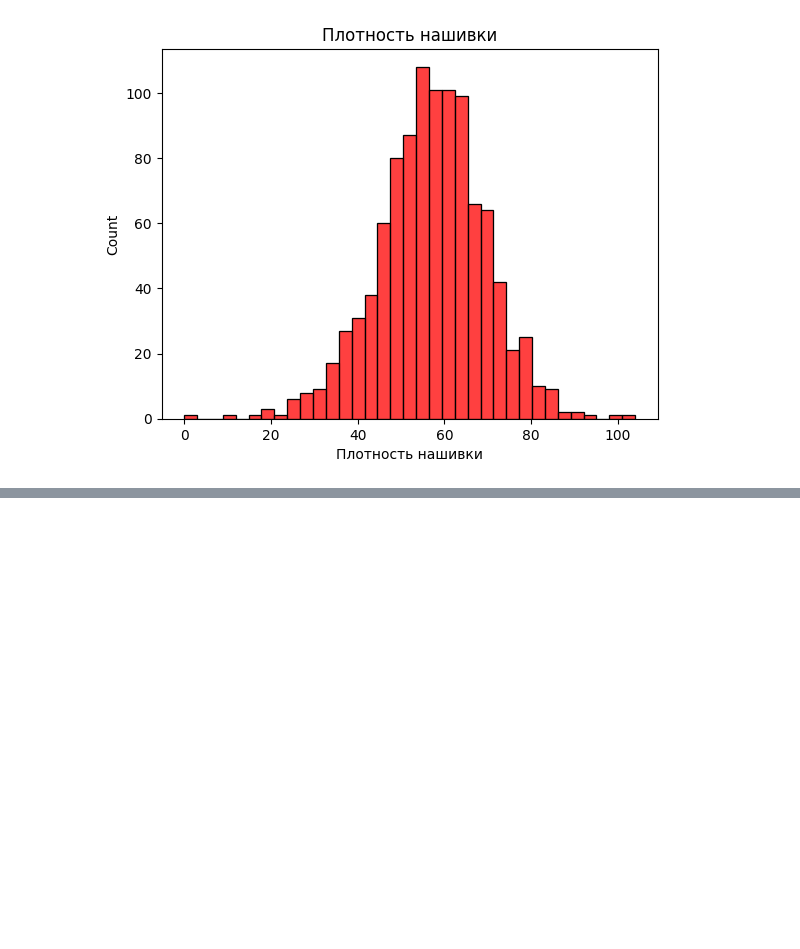
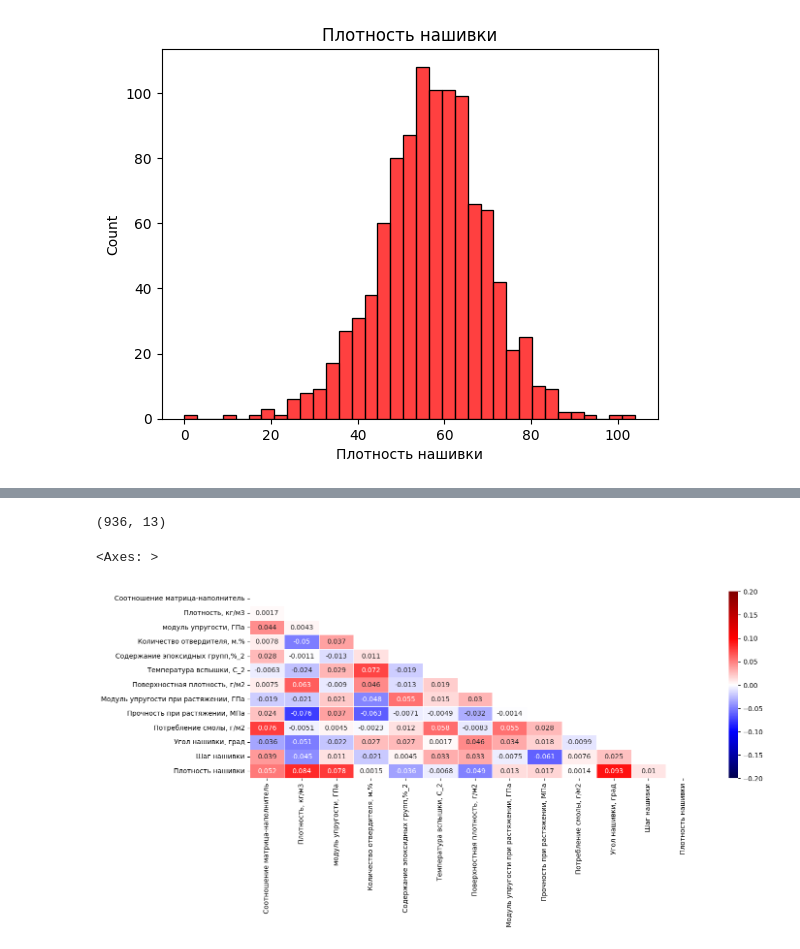
Before and after one commit to Ziyangirova/VKR, a Jupyter notebook: VKR.ipynb, the cells around one changed output, grey strips where cells are left out. Saved outputs shown, nothing was run; the diff lists cells and outputs as text; code cells hidden in the pictures; blank space fills up the shorter version.

```diff
--- a/VKR.ipynb
+++ b/VKR.ipynb
@@ -155,0 +156,27 @@ plt.show()
+# %%
+#создание переменной со списком всех параметров, в которых есть выбросы
+X_set.columns
+column_list_outliers = ["Соотношение матрица-наполнитель",
+                 "Плотность, кг/м3",
+                 "модуль упругости, ГПа",
+                 "Количество отвердителя, м.%",
+                 "Содержание эпоксидных групп,%_2",
+                 "Температура вспышки, С_2",
+                 "Поверхностная плотность, г/м2",
+                 "Модуль упругости при растяжении, ГПа",
+                 "Прочность при растяжении, МПа",
+                 "Потребление смолы, г/м2",
+                 "Шаг нашивки",
+                 "Плотность нашивки"]
+# %%
+for i in column_list_outliers:
+    q75, q25 = np.percentile(X_set.loc[:,i],[75, 25])
+    intr_qr = q75 - q25
+    max = q75 + (1.5*intr_qr)
+    min = q25 - (1.5*intr_qr)
+    X_set.loc[X_set[i] < min,i] = np.nan
+    X_set.loc[X_set[i] > max,i] = np.nan
+# %%
+X_set1 = X_set
+# %%
+X_set_drop = X_set1.dropna(axis=0, how='any')
@@ -155,0 +215,4 @@ plt.show()
+# %%
+X_set_drop.shape
+# %% [output]
+(936, 13)
@@ -155,0 +221,8 @@ plt.show()
+# %%
+#определение зависимостей после удаления выбросов
+fig, ax = plt.subplots(figsize=(15, 5))
+mask = np.triu(X_set_drop.corr())
+sns.heatmap(X_set_drop.corr(), vmin = -0.2, vmax = 0.2, cmap='seismic', linewidth=0.5, annot=True, mask = mask)
+# %% [output]
+<Axes: >
+[figure, added]
```
Also changed, not shown: parts of 9 cells of this notebook.
